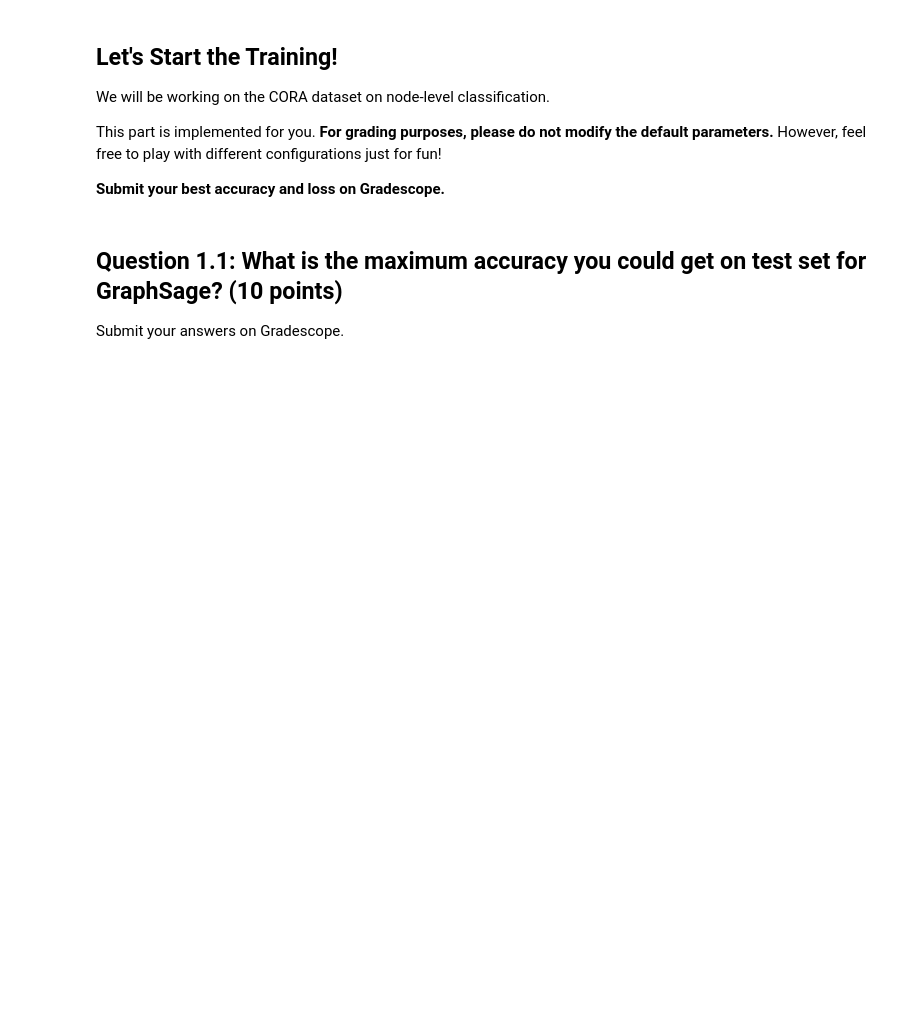
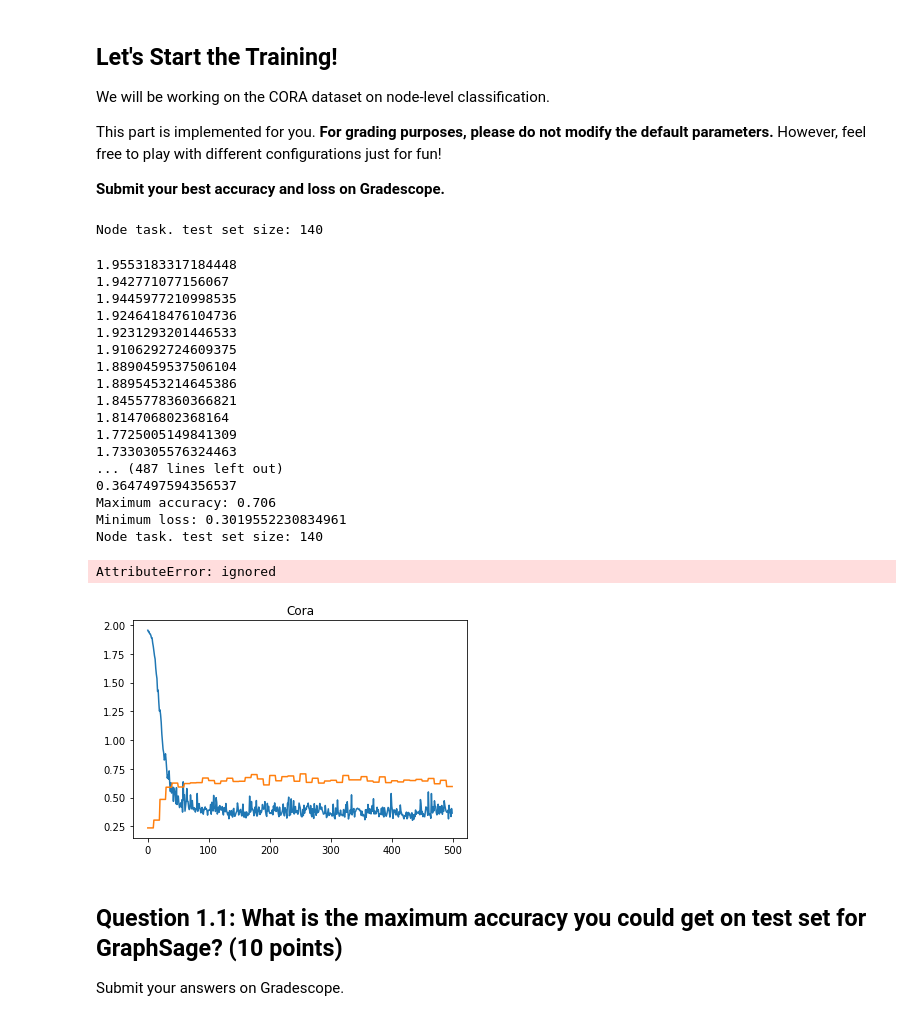
Before and after one commit to Bruno-GSilva/cs224w, a Jupyter notebook: CS224W_Colab_3.ipynb, the cells around one changed output. Saved outputs shown, nothing was run; the diff lists cells and outputs as text; code cells hidden in the pictures; blank space fills up the shorter version.

```diff
--- a/CS224W_Colab_3.ipynb
+++ b/CS224W_Colab_3.ipynb
@@ -525,35 +524,56 @@ This part is implemented for you. **For grading purposes, please do not modify t
 # %%
 def main():
     for args in [
-        {'model_type': 'GraphSage', 'dataset': 'cora', 'num_layers': 2, 'heads': 1, 'batch_size': 32, 'hidden_dim': 32, 'dropout': 0.5, 'epochs': 500, 'opt': 'adam', 'opt_scheduler': 'none', 'opt_restart': 0, 'weight_decay': 5e-3, 'lr': 0.01},
+        {'model_type': 'GraphSage', 'dataset': 'cora', 'num_layers': 3, 'heads': 1, 'batch_size': 32, 'hidden_dim': 32, 'dropout': 0.5, 'epochs': 500, 'opt': 'adam', 'opt_scheduler': 'none', 'opt_restart': 0, 'weight_decay': 5e-3, 'lr': 0.01}
     ]:
         args = objectview(args)
         for model in ['GraphSage', 'GAT']:
             args.model_type = model
 
             # Match the dimension.
             if model == 'GAT':
               args.heads = 2
             else:
               args.heads = 1
 
             if args.dataset == 'cora':
                 dataset = Planetoid(root='/tmp/cora', name='Cora')
             else:
                 raise NotImplementedError("Unknown dataset")
             test_accs, losses = train(dataset, args)
 
             print("Maximum accuracy: {0}".format(max(test_accs)))
             print("Minimum loss: {0}".format(min(losses)))
 
             plt.title(dataset.name)
             plt.plot(losses, label="training loss" + " - " + args.model_type)
             plt.plot(test_accs, label="test accuracy" + " - " + args.model_type)
         plt.legend()
         plt.show()
 
 if __name__ == '__main__':
     main()
+# %% [output]
+Node task. test set size: 140
+1.9553183317184448
+1.942771077156067
+1.9445977210998535
+1.9246418476104736
+1.9231293201446533
+1.9106292724609375
+1.8890459537506104
+1.8895453214645386
+1.8455778360366821
+1.814706802368164
+1.7725005149841309
+1.7330305576324463
+... (487 lines left out)
+0.3647497594356537
+Maximum accuracy: 0.706
+Minimum loss: 0.3019552230834961
+Node task. test set size: 140
+AttributeError: ignored
+[figure, added]
 # %% [markdown]
 ## Question 1.1: What is the maximum accuracy you could get on test set for GraphSage? (10 points)
 
```
Also changed, not shown: parts of 3 cells of this notebook.
